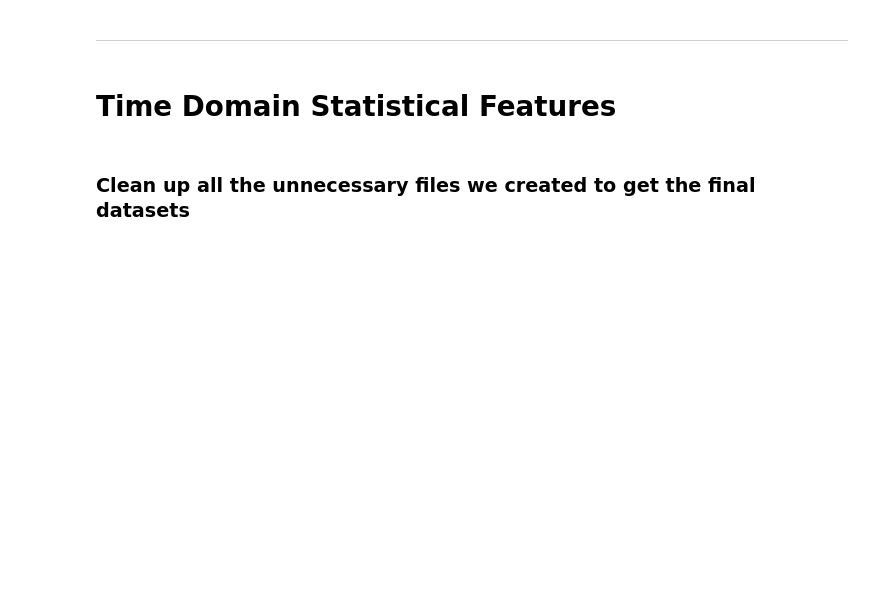
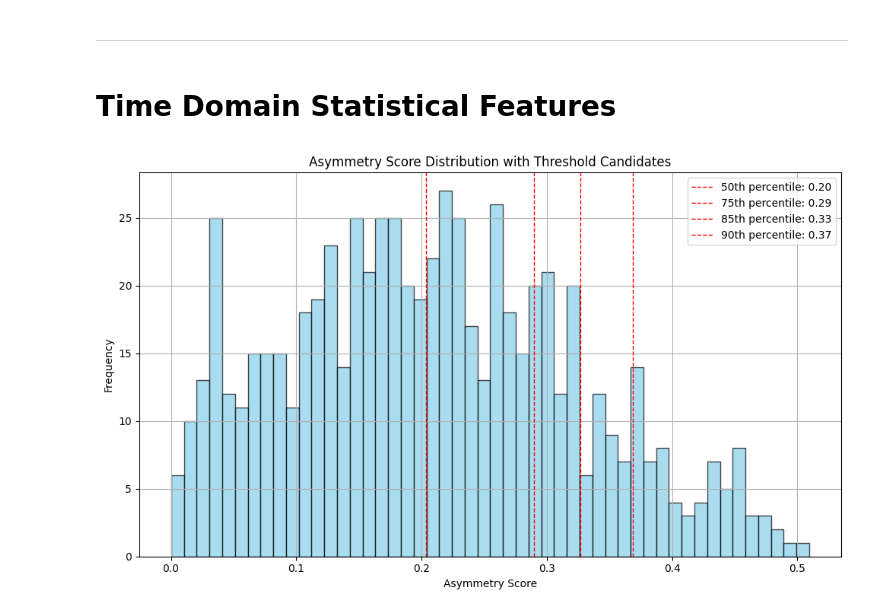
Before and after one commit to StamatisOrfanos/GaitRehab, a Jupyter notebook: gait_detection.ipynb, the cells around one changed output. Saved outputs shown, nothing was run; the diff lists cells and outputs as text; code cells hidden in the pictures; blank space fills up the shorter version.

Commit message:
Finish the gait asymmetry detection base, use thresholds next

```diff
--- a/gait_detection.ipynb
+++ b/gait_detection.ipynb
@@ -91,4 +120,34 @@ os.rename('detection_time_domain.csv', 'Data/final/detection_time_domain.csv')
 ---
 # %% [markdown]
 # Time Domain Statistical Features
+# %%
+# Load the merged dataset from the final dataset directory
+time_domain_data = pd.read_csv('Data/final/detection_time_domain.csv')
+time_domain_data = time_domain_data[time_domain_data['asymmetry_score'] >= 0]
+
+valid_scores = time_domain_data[time_domain_data['asymmetry_score'] >= 0]['asymmetry_score']
+
+# Compute percentiles
+percentiles = {
+    '50th': np.percentile(valid_scores, 50),
+    '75th': np.percentile(valid_scores, 75),
+    '85th': np.percentile(valid_scores, 85),
+    '90th': np.percentile(valid_scores, 90)
+}
+
+# Plot histogram with percentile lines
+plt.figure(figsize=(10, 6))
+plt.hist(valid_scores, bins=50, color='skyblue', edgecolor='black', alpha=0.7)
+for label, value in percentiles.items():
+    plt.axvline(value, color='red', linestyle='--', linewidth=1, label=f'{label} percentile: {value:.2f}')
+
+plt.title("Asymmetry Score Distribution with Threshold Candidates")
+plt.xlabel("Asymmetry Score")
+plt.ylabel("Frequency")
+plt.legend()
+plt.grid(True)
+plt.tight_layout()
+plt.show()
+# %% [output]
+[figure, added]
 # %%
@@ -145,2 +213,0 @@ import ace_tools as tools; tools.display_dataframe_to_user(name="LOOCV Model Com
-# %% [markdown]
-### Clean up all the unnecessary files we created to get the final datasets
```
Also changed, not shown: parts of 8 cells of this notebook, 1 other file.
